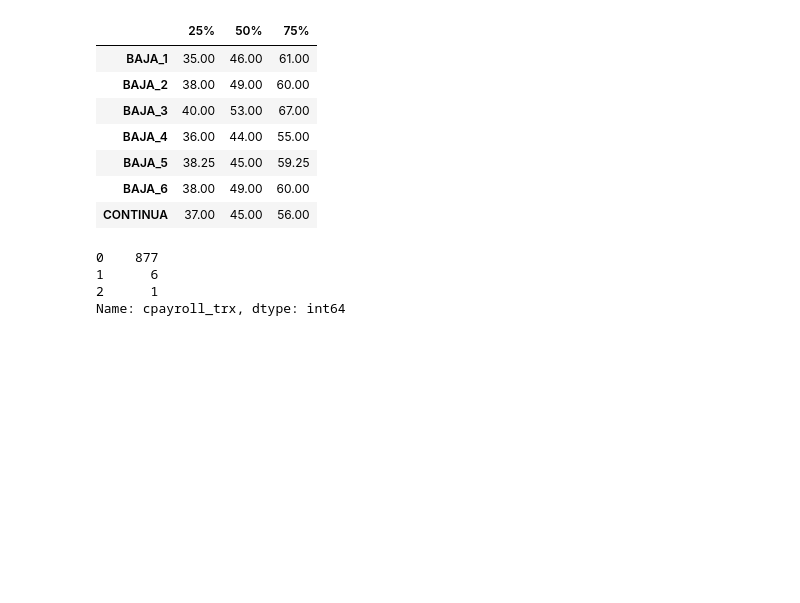
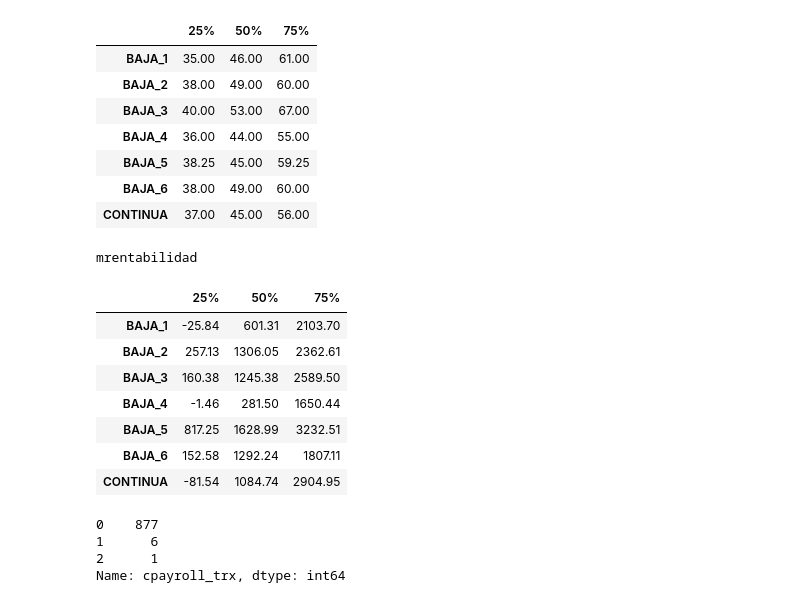
Before and after one commit to santiolsze/labo, a Jupyter notebook: src/monday/z1001_SHAP_mio.ipynb, the cells around one changed output. Saved outputs shown, nothing was run; the diff lists cells and outputs as text; code cells hidden in the pictures; blank space fills up the shorter version.

```diff
--- a/src/monday/z1001_SHAP_mio.ipynb
+++ b/src/monday/z1001_SHAP_mio.ipynb
@@ -504,6 +504,18 @@ cliente_edad
 | BAJA_5 | 38.25 | 45.00 | 59.25 |
 | BAJA_6 | 38.00 | 49.00 | 60.00 |
 | CONTINUA | 37.00 | 45.00 | 56.00 |
+# %%
+coloured_table("mrentabilidad", fillna=True)
+# %% [output]
+mrentabilidad
+|  | 25% | 50% | 75% |
+| BAJA_1 | -25.84 | 601.31 | 2103.70 |
+| BAJA_2 | 257.13 | 1306.05 | 2362.61 |
+| BAJA_3 | 160.38 | 1245.38 | 2589.50 |
+| BAJA_4 | -1.46 | 281.50 | 1650.44 |
+| BAJA_5 | 817.25 | 1628.99 | 3232.51 |
+| BAJA_6 | 152.58 | 1292.24 | 1807.11 |
+| CONTINUA | -81.54 | 1084.74 | 2904.95 |
 # %%
 Xbajas[Xbajas.cluster > 4].cpayroll_trx.value_counts()
 # %% [output]
```
Also changed, not shown: 6 other files.
